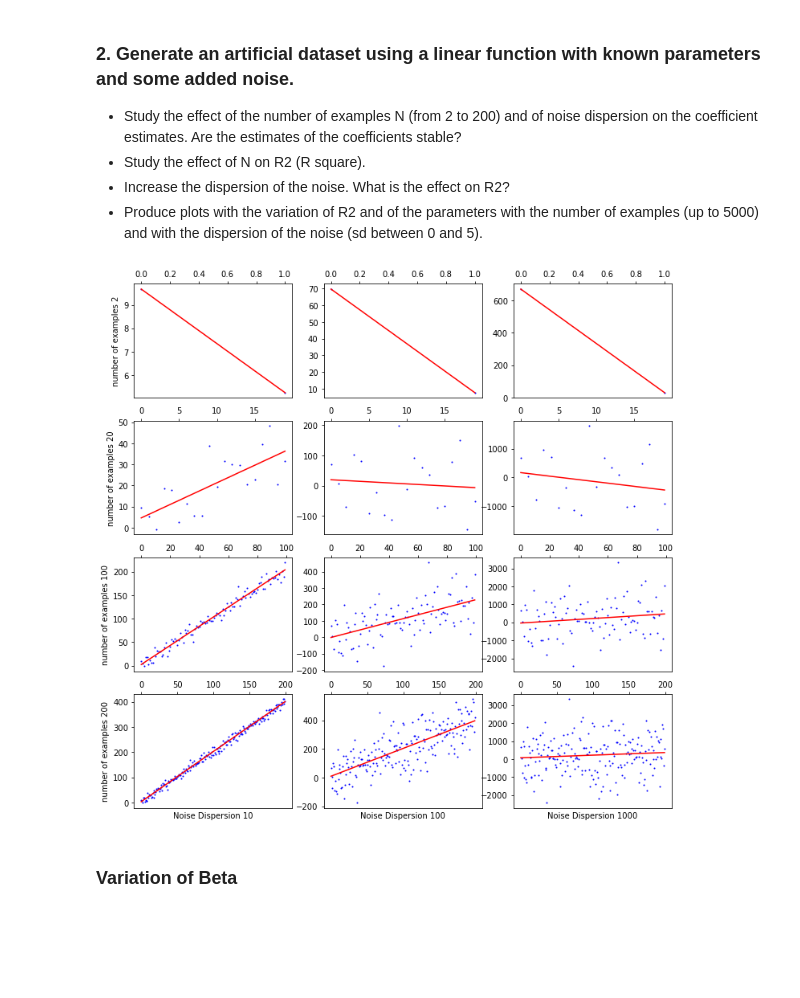
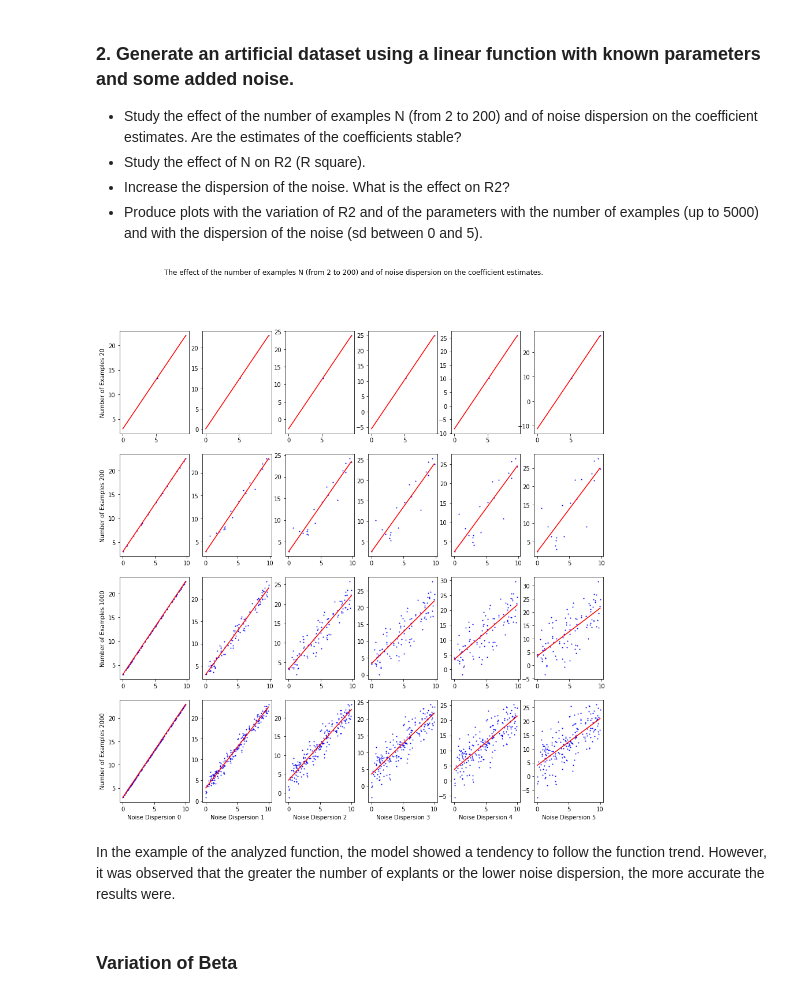
Before and after one commit to luckP/ML2021-FCUP, a Jupyter notebook: Lucas/01 - Exercises on linear regression and ML.ipynb, the cells around one changed output. Saved outputs shown, nothing was run; the diff lists cells and outputs as text; code cells hidden in the pictures; blank space fills up the shorter version.

```diff
--- a/Lucas/01 - Exercises on linear regression and ML.ipynb
+++ b/Lucas/01 - Exercises on linear regression and ML.ipynb
@@ -17,41 +17,55 @@ from sklearn.linear_model import LinearRegression
 * Study the effect of N on R2 (R square).
 * Increase the dispersion of the noise. What is the effect on R2?
 * Produce plots with the variation of R2 and of the parameters with the number of examples (up to 5000) and with the dispersion of the noise (sd between 0 and 5).
+# %%
+#Linear function f(x) with noise
+
+def f(num_elem=200, n_dispersion=5):
+    noise_dispersion = np.random.normal(0, n_dispersion, num_elem)
+    np.random.seed(23)
+
+    x= np.random.rand(num_elem)*10
+    y=x*2 + 3 + noise_dispersion
+
+    return x, y
+# %%
+def createModel(x, y):
+    X=x[:,np.newaxis]
+
+    model = LinearRegression(fit_intercept=True)
+    model.fit(X,y)
+
+    return model, X
 # %%
 n_s = [2, 20, 100, 200]
-noise_dispersion_s = [1, 2, 3]
 
-fig, axs = plt.subplots(len(n_s), len(noise_dispersion_s), figsize=(12, 12))
-# fig.suptitle('Vertically stacked subplots')
+fig, axs = plt.subplots(len(n_s), 6, figsize=(15, 15))
+fig.suptitle('The effect of the number of examples N (from 2 to 200) and of noise dispersion on the coefficient estimates.')
 
 for i in range(len(n_s)):
-    for j in range(len(noise_dispersion_s)):
+    for n_dispersion in range(6):
 
         n = n_s[i]
-        noise_dispersion = noise_dispersion_s[j]
-        np.random.seed(23)
+        x, y = f(n, n_dispersion)
 
-        x=np.arange(n)
-        X=x[:,np.newaxis] # newaxis gives X the shape of a matrix. Try without
-
-        y=x*2 + 3 + np.random.randn(n) * 10**noise_dispersion
-
-        model = LinearRegression(fit_intercept=True)
-        model.fit(X,y)
+        model, X = createModel(x, y)
 
         xfit = np.array([0,max(x)])
         yfit = model.predict(xfit[:,np.newaxis])
 
-        axs[i, j].plot(x, y, 'o', color='blue', markersize=1);
-        if i==len(n_s)-1:
-            axs[i, j].set_xlabel('Noise Dispersion ' + str(10**noise_dispersion))
+        axs[i, n_dispersion].plot(x, y, 'o', color='blue', markersize=1)
 
-        if j == 0:
-            axs[i, j].set_ylabel('number of examples '+ str(n))
+        if i == len(n_s)-1:
+            axs[i, n_dispersion].set_xlabel('Noise Dispersion ' + str(n_dispersion))
 
-        axs[i, j].plot(xfit, yfit,color='red');
+        if n_dispersion == 0:
+            axs[i, n_dispersion].set_ylabel('Number of Examples '+ str(n) + str(n_dispersion))
+
+        axs[i, n_dispersion].plot(xfit, yfit,color='red');
 # %% [output]
-[figure, old version]
+[figure, new version]
+# %% [markdown]
+In the example of the analyzed function, the model showed a tendency to follow the function trend. However, it was observed that the greater the number of explants or the lower noise dispersion, the more accurate the results were.
 # %% [markdown]
 ### Variation of Beta
 # %%
```
Also changed, not shown: parts of 3 cells of this notebook.
